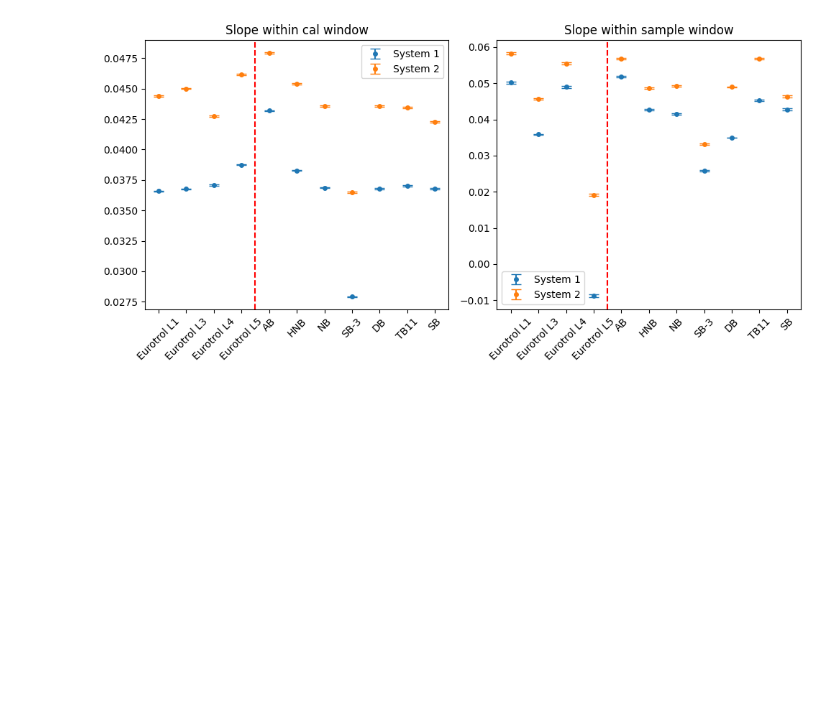
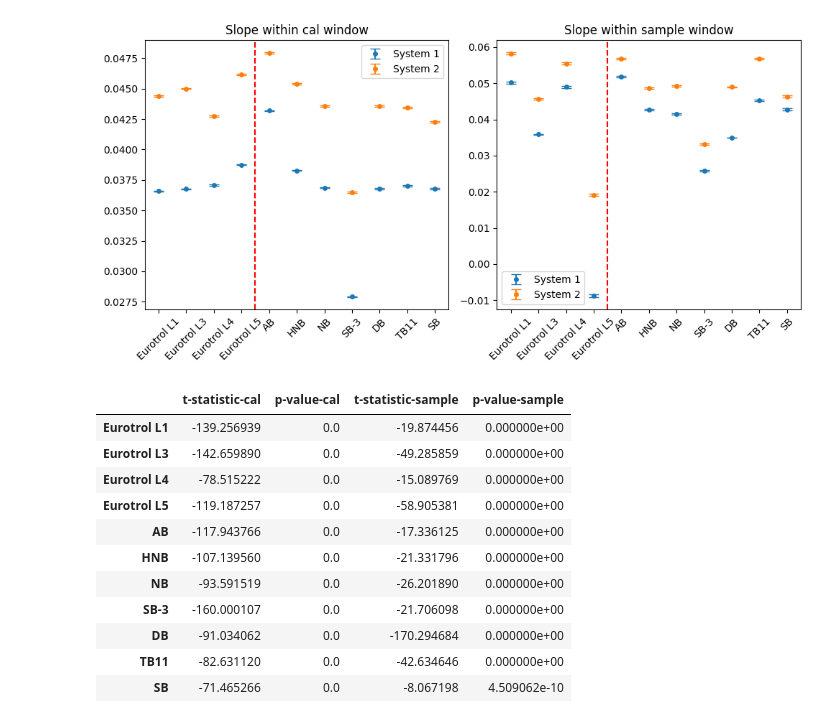
Before and after one commit to dejaytang/Capstone_Siemens, a Jupyter notebook: Coding/Dylan/raw_slope_code_DL.ipynb, the cells around one changed output. Cells and saved outputs as stored; diff of their text form; code cells hidden in the pictures; blank space fills up the shorter version.

```diff
--- a/Coding/Dylan/raw_slope_code_DL.ipynb
+++ b/Coding/Dylan/raw_slope_code_DL.ipynb
@@ -810,3 +844,20 @@ plt.tight_layout()
 plt.show()
 # %% [output]
 [figure]
+# %%
+# T-tests to compare slopes in each bin for sensor B
+ttest_B = run_ttest(Sensor_B_slopes, N_B1_cal, N_B2_cal, N_B1_sample, N_B2_sample, labels)
+ttest_B
+# %% [output]
+|  | t-statistic-cal | p-value-cal | t-statistic-sample | p-value-sample |
+| Eurotrol L1 | -139.256939 | 0.0 | -19.874456 | 0.000000e+00 |
+| Eurotrol L3 | -142.659890 | 0.0 | -49.285859 | 0.000000e+00 |
+| Eurotrol L4 | -78.515222 | 0.0 | -15.089769 | 0.000000e+00 |
+| Eurotrol L5 | -119.187257 | 0.0 | -58.905381 | 0.000000e+00 |
+| AB | -117.943766 | 0.0 | -17.336125 | 0.000000e+00 |
+| HNB | -107.139560 | 0.0 | -21.331796 | 0.000000e+00 |
+| NB | -93.591519 | 0.0 | -26.201890 | 0.000000e+00 |
+| SB-3 | -160.000107 | 0.0 | -21.706098 | 0.000000e+00 |
+| DB | -91.034062 | 0.0 | -170.294684 | 0.000000e+00 |
+| TB11 | -82.631120 | 0.0 | -42.634646 | 0.000000e+00 |
+| SB | -71.465266 | 0.0 | -8.067198 | 4.509062e-10 |
```
Also changed, not shown: parts of 13 cells of this notebook.
